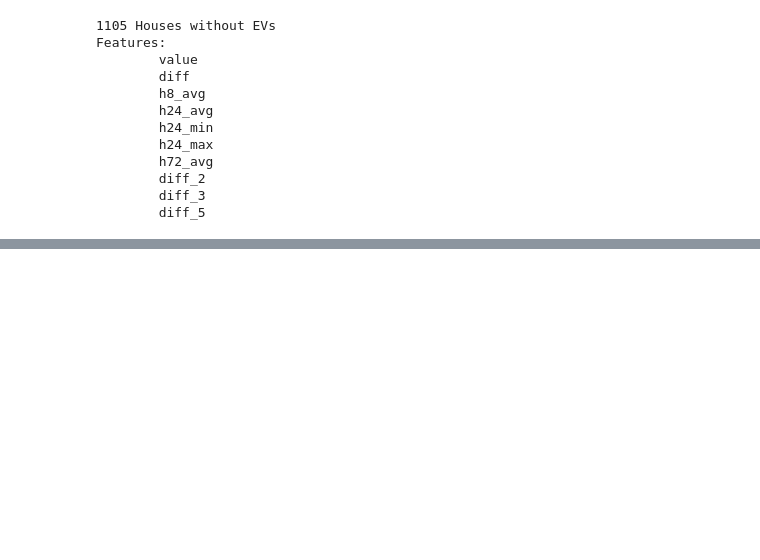
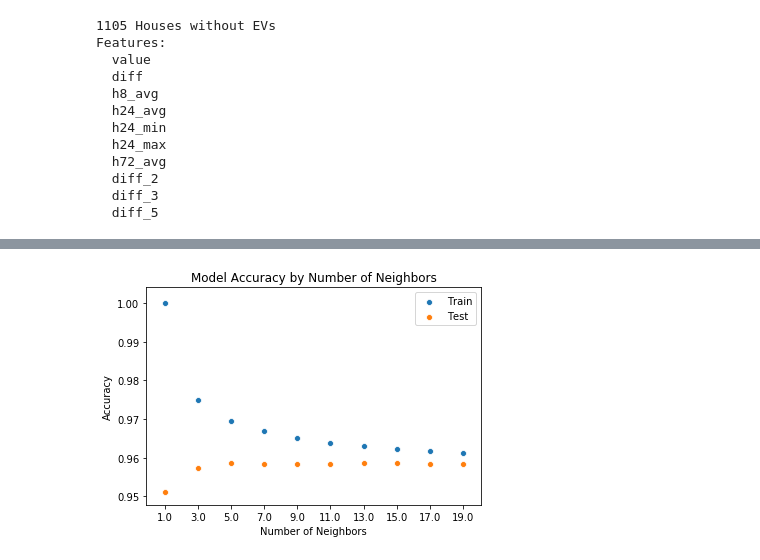
Before and after one commit to AndreaKeane/electric-vehicle-detection, a Jupyter notebook: part_b/b_knn_evaluation.ipynb, the cells around one changed output, grey strips where cells are left out. Cells and saved outputs as stored; diff of their text form; code cells hidden in the pictures; blank space fills up the shorter version.

```diff
--- a/part_b/b_knn_evaluation.ipynb
+++ b/part_b/b_knn_evaluation.ipynb
@@ -60,21 +59,15 @@ Features:
 # Scale and Split Training Data
 X_train, X_test, y_train, y_test = utils.scale_split_data(X,y)
 # %%
-# KNN - Extra Testing
-from sklearn.neighbors import KNeighborsClassifier
-n_neighbors = [3, 5, 7, 9, 11, 13, 15, 17, 19]
-scores = pd.DataFrame(index=n_neighbors)
-for n in n_neighbors:
-    neigh = KNeighborsClassifier(n_neighbors=n).fit(X_train, y_train)
-    scores['train'] = neigh.score(X_train,y_train)
-    scores['test'] = neigh.score(X_test,y_test)
-    print(scores)
-
-scores
-
-sns.lineplot(x=scores.index, y=scores['train'])
-sns.lineplot(x=scores.index, y=scores['test'])
-plt.xlabel('Number of Neighbors')
-plt.ylabel('Accuracy')
-plt.title('Model Accuracy by Number of Neighbors')
-plt.show()
+# Takes a long time to run.
+# # KNN - K selection
+# # Only odds to prevent ties
+# from sklearn.neighbors import KNeighborsClassifier
+# k_neighbors = [1, 3, 5, 7, 9, 11, 13, 15, 17, 19]
+# scores = pd.DataFrame(columns=['neighbors', 'train', 'test'])
+# for k in k_neighbors:
+#     neigh = KNeighborsClassifier(k_neighbors=k).fit(X_train, y_train)
+#     scores = scores.append({'neighbors': k,
+#                             'train': neigh.score(X_train,y_train)
+#                             'test': neigh.score(X_test,y_test)},
+#                            ignore_index=True)
@@ -83,0 +101,13 @@ neigh = KNeighborsClassifier(n_neighbors=n).fit(X_train, y_train)
+# %%
+sns.scatterplot(x=scores['neighbors'], y=scores['train'])
+sns.scatterplot(x=scores['neighbors'], y=scores['test'])
+plt.xticks(scores['neighbors'], scores['neighbors'])
+leg = plt.legend(('Train', 'Test'), frameon=True)
+plt.xlabel('Number of Neighbors')
+plt.ylabel('Accuracy')
+plt.title('Model Accuracy by Number of Neighbors')
+
+plt.savefig(fig_path / "b2_knn_compare.png")
+plt.show()
+# %% [output]
+[figure, added]
```
Also changed, not shown: parts of 11 cells of this notebook, 12 other files.
